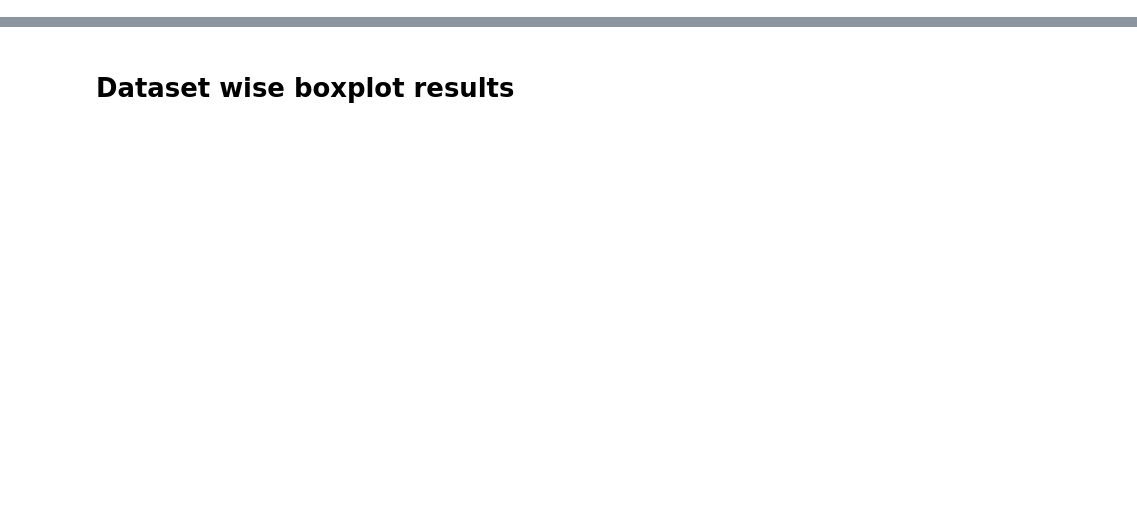
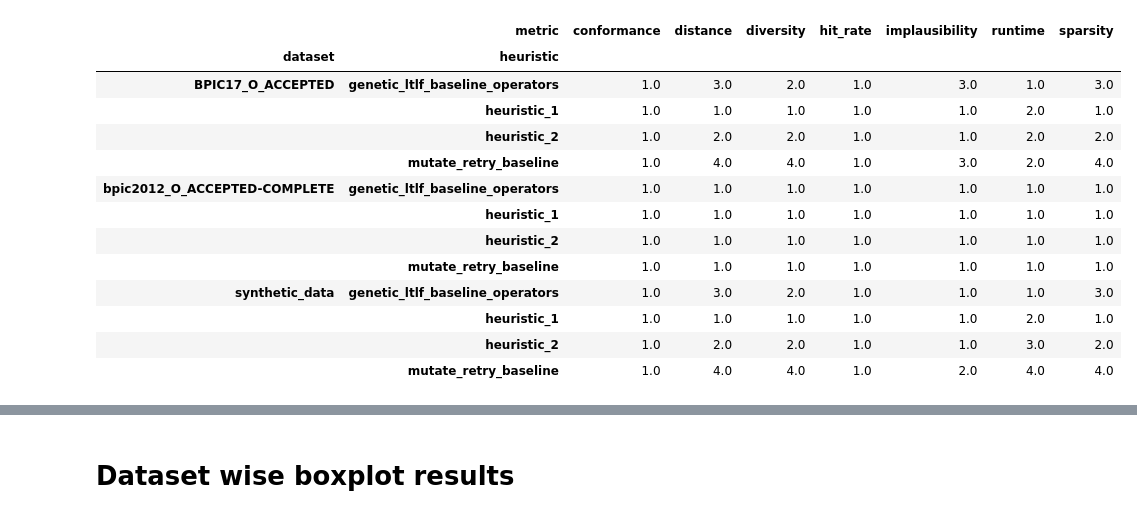
Before and after one commit to Npb01/AAAI2025-temporal-constrained-counterfactuals, a Jupyter notebook: results_analysis.ipynb, the cells around one changed output, grey strips where cells are left out. Cells and saved outputs as stored; diff of their text form; code cells hidden in the pictures; blank space fills up the shorter version.

Commit message:
Update Results analysis notebook and include BPIC2017 subset results. (Should be final commit)

```diff
--- a/results_analysis.ipynb
+++ b/results_analysis.ipynb
@@ -57,0 +59,4 @@ ValueError: No objects to concatenate
+# %%
+# Option to set number of decimals shown in pandas dataframes
+pd.set_option("display.precision", 15)
+pd.set_option("display.float_format", None)
@@ -58,4 +66,6 @@ ValueError: No objects to concatenate
 # %%
+# Friedman and Wilcoxon tests per dataset x alphabet coverage x metric
+
 import pandas as pd
 from scipy.stats import friedmanchisquare, wilcoxon
 import statsmodels.stats.multitest as smm
@@ -102,7 +112,7 @@ for dataset in combined_df['dataset'].unique():
             # Drop rows with any NaN values to ensure equal N for all groups
             df_pivot = df_pivot.dropna()
 
-            if len(df_pivot.columns) < 2:
+            if len(df_pivot.columns) < 3:
                 continue  # Skip if there are less than 2 methods to compare
 
             # Perform Friedman test
@@ -151,7 +161,7 @@ for dataset in combined_df['dataset'].unique():
             df_pivot = dataset_ac_df.groupby(['prefix_length', 'desired_nr_of_cfs', 'heuristic'])[metric].mean().unstack()
             df_pivot = df_pivot.dropna()
 
-            if len(df_pivot.columns) < 2:
+            if len(df_pivot.columns) < 3:
                 continue  # Skip if there are less than 2 methods to compare
 
             methods = df_pivot.columns
@@ -183,12 +193,19 @@ for dataset in combined_df['dataset'].unique():
             df_pivot = df_pivot.dropna()
             for (prefix_length, desired_nr_of_cfs), row in df_pivot.iterrows():
                 for heuristic, value in row.items():
+                    # added plus 2 changed to 3
+                    rank_value = ranks.get(dataset, {}) \
+                        .get(alphabet_coverage, {}) \
+                        .get(metric, {}) \
+                        .get(heuristic, 1)
+
                     rank_table = rank_table.append({
                         'dataset': dataset,
                         'metric': metric,
                         'alphabet_coverage': alphabet_coverage,
                         'heuristic': heuristic,
-                        'rank': ranks[dataset][alphabet_coverage][metric][heuristic]
+                        # 'rank': ranks[dataset][alphabet_coverage][metric][heuristic]
+                        'rank': rank_value
                     }, ignore_index=True)
 
 # Pivot the rank_table to show ranks for each dataset, heuristic, metric, and alphabet coverage
@@ -204,4 +247,6 @@ display(HTML(pivot_table.to_html()))
 # %%
+# Execute Freidman and Wilcoxon tests per dataset x metric (so without alphabet coverage), then create a table that shows the ranks
+
 # Assuming df1, df2, df3 are your DataFrames for the three datasets
 dfs = [df1, df2, df3]
 results = []
@@ -235,7 +280,7 @@ for dataset in combined_df['dataset'].unique():
         # Drop rows with any NaN values to ensure equal N for all groups
         df_pivot = df_pivot.dropna()
 
-        if len(df_pivot.columns) < 2:
+        if len(df_pivot.columns) < 3:
             continue  # Skip if there are less than 2 methods to compare
 
         # Perform Friedman test
@@ -282,7 +327,7 @@ for dataset in combined_df['dataset'].unique():
         # Drop rows with any NaN values to ensure equal N for all groups
         df_pivot = df_pivot.dropna()
 
-        if len(df_pivot.columns) < 2:
+        if len(df_pivot.columns) < 3:
             continue  # Skip if there are less than 2 methods to compare
 
         methods = df_pivot.columns
@@ -316,8 +361,24 @@ for dataset in ranks.keys():
             }, ignore_index=True)
 
 # Pivot the rank_table to show ranks for each dataset, heuristic, and metric
-pivot_table = rank_table.pivot_table(index=['dataset', 'heuristic'], columns='metric', values='rank')
+pivot_table_2 = rank_table.pivot_table_2(index=['dataset', 'heuristic'], columns='metric', values='rank')
 
 # Display the pivot table
 # %%
-pivot_table
+# Show table made in previous cell
+pivot_table_2
+# %% [output]
+|  | metric | conformance | distance | diversity | hit_rate | implausibility | runtime | sparsity |
+| dataset | heuristic |  |  |  |  |  |  |  |
+| BPIC17_O_ACCEPTED | genetic_ltlf_baseline_operators | 1.0 | 3.0 | 2.0 | 1.0 | 3.0 | 1.0 | 3.0 |
+|  | heuristic_1 | 1.0 | 1.0 | 1.0 | 1.0 | 1.0 | 2.0 | 1.0 |
+|  | heuristic_2 | 1.0 | 2.0 | 2.0 | 1.0 | 1.0 | 2.0 | 2.0 |
+|  | mutate_retry_baseline | 1.0 | 4.0 | 4.0 | 1.0 | 3.0 | 2.0 | 4.0 |
+| bpic2012_O_ACCEPTED-COMPLETE | genetic_ltlf_baseline_operators | 1.0 | 1.0 | 1.0 | 1.0 | 1.0 | 1.0 | 1.0 |
+|  | heuristic_1 | 1.0 | 1.0 | 1.0 | 1.0 | 1.0 | 1.0 | 1.0 |
+|  | heuristic_2 | 1.0 | 1.0 | 1.0 | 1.0 | 1.0 | 1.0 | 1.0 |
+|  | mutate_retry_baseline | 1.0 | 1.0 | 1.0 | 1.0 | 1.0 | 1.0 | 1.0 |
+| synthetic_data | genetic_ltlf_baseline_operators | 1.0 | 3.0 | 2.0 | 1.0 | 1.0 | 1.0 | 3.0 |
+|  | heuristic_1 | 1.0 | 1.0 | 1.0 | 1.0 | 1.0 | 2.0 | 1.0 |
+|  | heuristic_2 | 1.0 | 2.0 | 2.0 | 1.0 | 1.0 | 3.0 | 2.0 |
+|  | mutate_retry_baseline | 1.0 | 4.0 | 4.0 | 1.0 | 2.0 | 4.0 | 4.0 |
```
Also changed, not shown: parts of 13 cells of this notebook, 14 other files.
